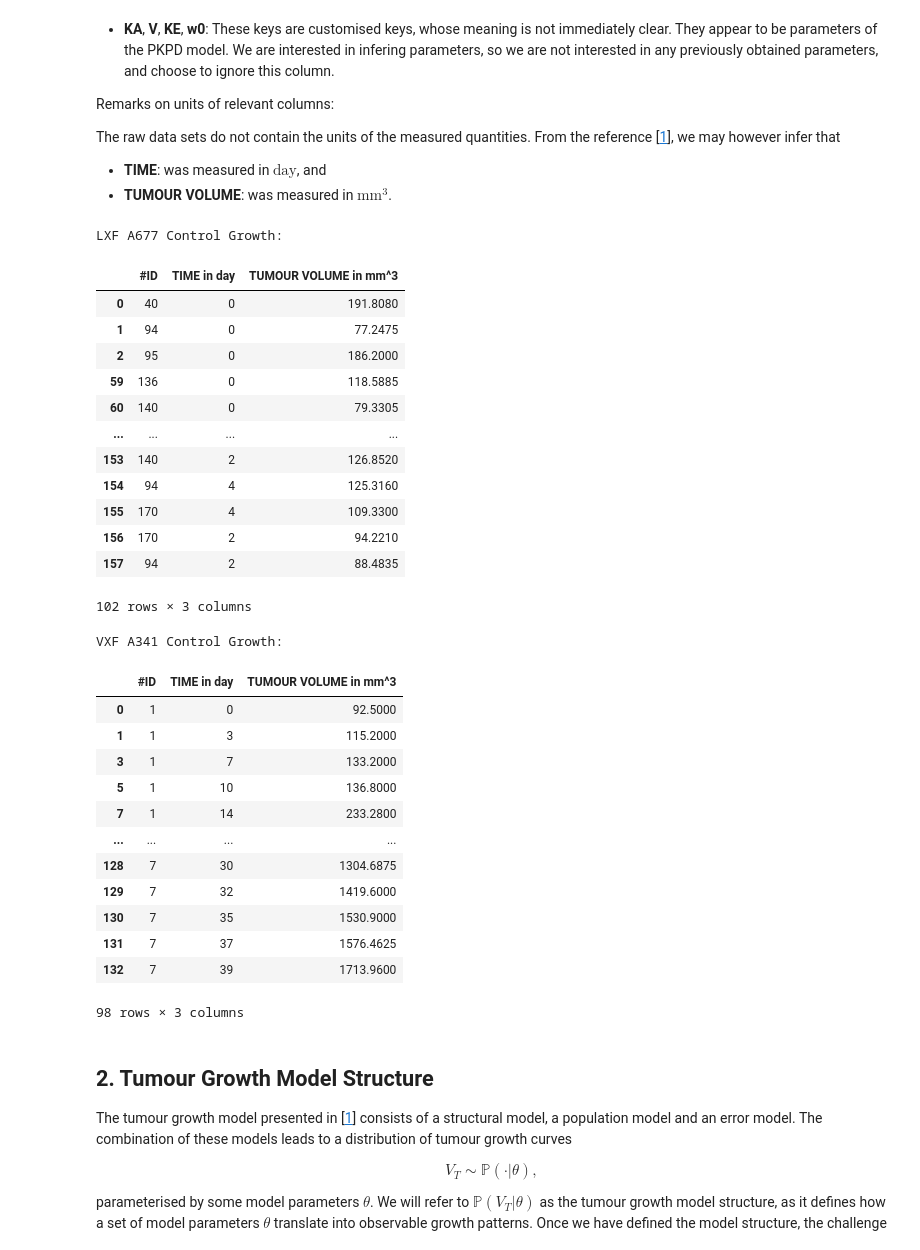
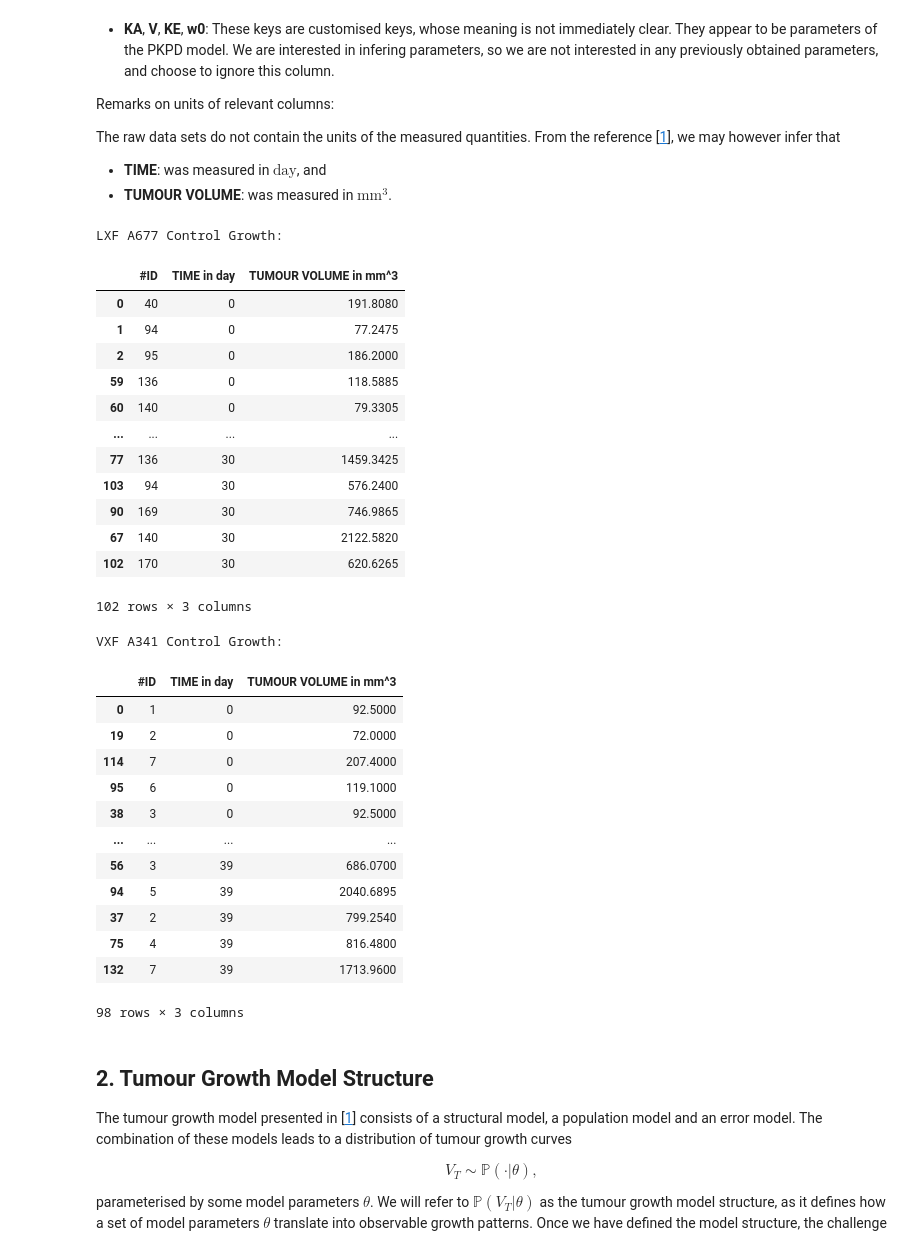
Before and after one commit to DavAug/ErlotinibGefitinib, a Jupyter notebook: control_growth_analysis.ipynb, the cells around one changed output. Saved outputs shown, nothing was run; the diff lists cells and outputs as text; code cells hidden in the pictures.

```diff
--- a/control_growth_analysis.ipynb
+++ b/control_growth_analysis.ipynb
@@ -192,6 +192,9 @@ if len(lxf_data['DRUGCAT'].unique()) > 1:
 # Keep only #ID, TIME and TUMOUR VOLUME column
 lxf_data = lxf_data[['#ID', 'TIME in day', 'TUMOUR VOLUME in mm^3']]
 
+# Sort data such that time is increasing (for later convenience)
+lxf_data.sort_values('TIME in day', inplace=True)
+
 # Delete raw data from memory
 del lxf_data_raw
 
@@ -207,11 +210,11 @@ LXF A677 Control Growth:
 | 59 | 136 | 0 | 118.5885 |
 | 60 | 140 | 0 | 79.3305 |
 | ... | ... | ... | ... |
-| 153 | 140 | 2 | 126.8520 |
-| 154 | 94 | 4 | 125.3160 |
-| 155 | 170 | 4 | 109.3300 |
-| 156 | 170 | 2 | 94.2210 |
-| 157 | 94 | 2 | 88.4835 |
+| 77 | 136 | 30 | 1459.3425 |
+| 103 | 94 | 30 | 576.2400 |
+| 90 | 169 | 30 | 746.9865 |
+| 67 | 140 | 30 | 2122.5820 |
+| 102 | 170 | 30 | 620.6265 |
 102 rows × 3 columns
 # %%
 #
@@ -230,42 +233,45 @@ vxf_data = vxf_data_raw.apply(pd.to_numeric, errors='coerce')
 # Mask data for rows where TUMOR and YTV coincide
 vxf_data = vxf_data[vxf_data['TUMOR'].notnull()]
 
 # Rename TUMOR to TUMOUR VOLUME in mm^3
 vxf_data = vxf_data.rename(columns={'TUMOR': 'TUMOUR VOLUME in mm^3'})
 
 # Rename TIME to TIME in day
 vxf_data = vxf_data.rename(columns={'TIME': 'TIME in day'})
 
 # Raise error if DOSE, ADDL or II are not uni-valued
 if len(vxf_data['DOSE'].unique()) > 1:
     raise ValueError
 if len(vxf_data['ADDL'].unique()) > 1:
     raise ValueError
 if len(vxf_data['II'].unique()) > 1:
     raise ValueError
 
 # Keep only #ID, TIME and TUMOUR VOLUME column
 vxf_data = vxf_data[['#ID', 'TIME in day', 'TUMOUR VOLUME in mm^3']]
 
+# Sort data such that time is increasing (for later convenience)
+vxf_data.sort_values('TIME in day', inplace=True)
+
 # Delete raw data from memory
 del vxf_data_raw
 
 # Display cleaned data set
 print('VXF A341 Control Growth:')
 vxf_data
 # %% [output]
 VXF A341 Control Growth:
 |  | #ID | TIME in day | TUMOUR VOLUME in mm^3 |
 | 0 | 1 | 0 | 92.5000 |
-| 1 | 1 | 3 | 115.2000 |
-| 3 | 1 | 7 | 133.2000 |
-| 5 | 1 | 10 | 136.8000 |
-| 7 | 1 | 14 | 233.2800 |
+| 19 | 2 | 0 | 72.0000 |
+| 114 | 7 | 0 | 207.4000 |
+| 95 | 6 | 0 | 119.1000 |
+| 38 | 3 | 0 | 92.5000 |
 | ... | ... | ... | ... |
-| 128 | 7 | 30 | 1304.6875 |
-| 129 | 7 | 32 | 1419.6000 |
-| 130 | 7 | 35 | 1530.9000 |
-| 131 | 7 | 37 | 1576.4625 |
+| 56 | 3 | 39 | 686.0700 |
+| 94 | 5 | 39 | 2040.6895 |
+| 37 | 2 | 39 | 799.2540 |
+| 75 | 4 | 39 | 816.4800 |
 | 132 | 7 | 39 | 1713.9600 |
 98 rows × 3 columns
 # %% [markdown]
```
Also changed, not shown: parts of 22 cells of this notebook, 4 other files.
